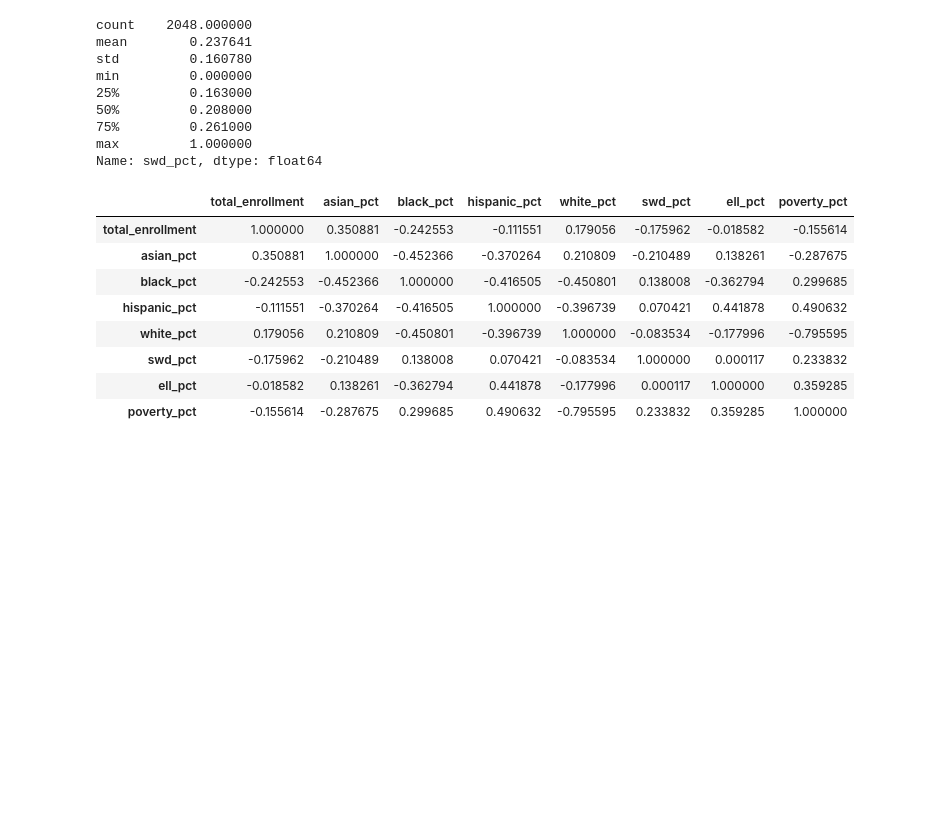
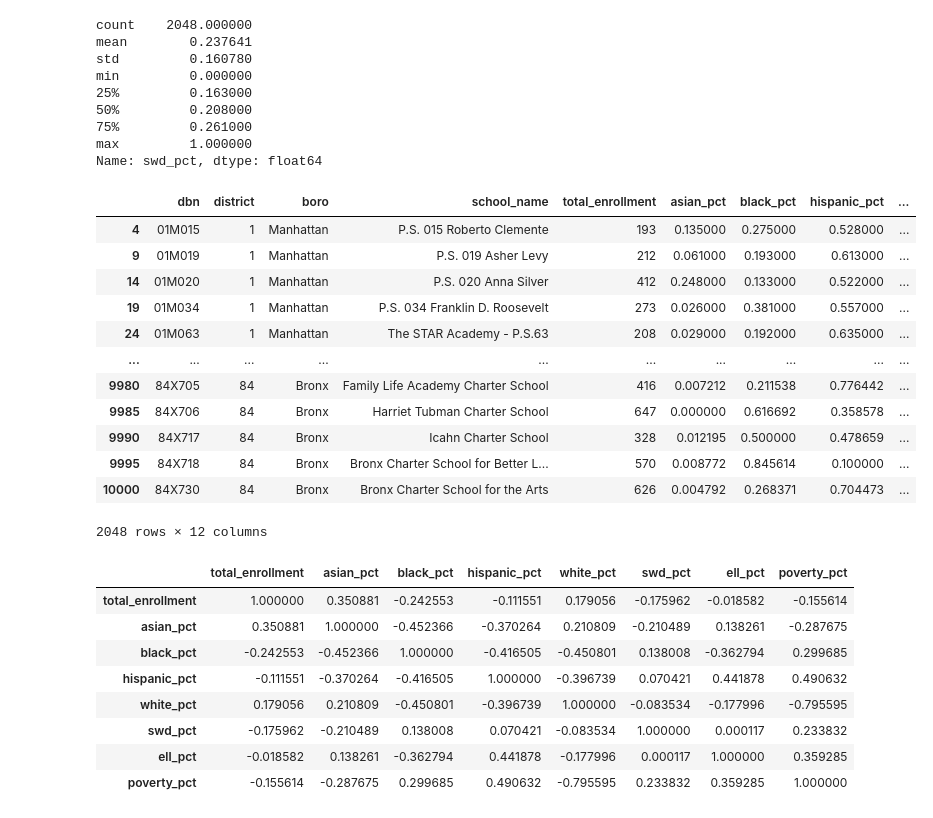
Before and after one commit to adelphi-ed-tech/nycschools, a Jupyter notebook: book/nb/01-Basics/03-basic-stats.ipynb, the cells around one changed output. Drawn from its saved outputs; the diff is of its cells as text; code cells hidden in the pictures; blank space fills up the shorter version.

```diff
--- a/book/nb/01-Basics/03-basic-stats.ipynb
+++ b/book/nb/01-Basics/03-basic-stats.ipynb
@@ -111,4 +138,21 @@ min         0.000000
 75%         0.261000
 max         1.000000
 Name: swd_pct, dtype: float64
+# %%
+# just checking in on what our DateFrame 'df' looks like
+df
+# %% [output]
+|  | dbn | district | boro | school_name | total_enrollment | asian_pct | black_pct | hispanic_pct | ... |
+| 4 | 01M015 | 1 | Manhattan | P.S. 015 Roberto Clemente | 193 | 0.135000 | 0.275000 | 0.528000 | ... |
+| 9 | 01M019 | 1 | Manhattan | P.S. 019 Asher Levy | 212 | 0.061000 | 0.193000 | 0.613000 | ... |
+| 14 | 01M020 | 1 | Manhattan | P.S. 020 Anna Silver | 412 | 0.248000 | 0.133000 | 0.522000 | ... |
+| 19 | 01M034 | 1 | Manhattan | P.S. 034 Franklin D. Roosevelt | 273 | 0.026000 | 0.381000 | 0.557000 | ... |
+| 24 | 01M063 | 1 | Manhattan | The STAR Academy - P.S.63 | 208 | 0.029000 | 0.192000 | 0.635000 | ... |
+| ... | ... | ... | ... | ... | ... | ... | ... | ... | ... |
+| 9980 | 84X705 | 84 | Bronx | Family Life Academy Charter School | 416 | 0.007212 | 0.211538 | 0.776442 | ... |
+| 9985 | 84X706 | 84 | Bronx | Harriet Tubman Charter School | 647 | 0.000000 | 0.616692 | 0.358578 | ... |
+| 9990 | 84X717 | 84 | Bronx | Icahn Charter School | 328 | 0.012195 | 0.500000 | 0.478659 | ... |
+| 9995 | 84X718 | 84 | Bronx | Bronx Charter School for Better L... | 570 | 0.008772 | 0.845614 | 0.100000 | ... |
+| 10000 | 84X730 | 84 | Bronx | Bronx Charter School for the Arts | 626 | 0.004792 | 0.268371 | 0.704473 | ... |
+2048 rows × 12 columns
 # %%
```
Also changed, not shown: parts of 8 cells of this notebook.
